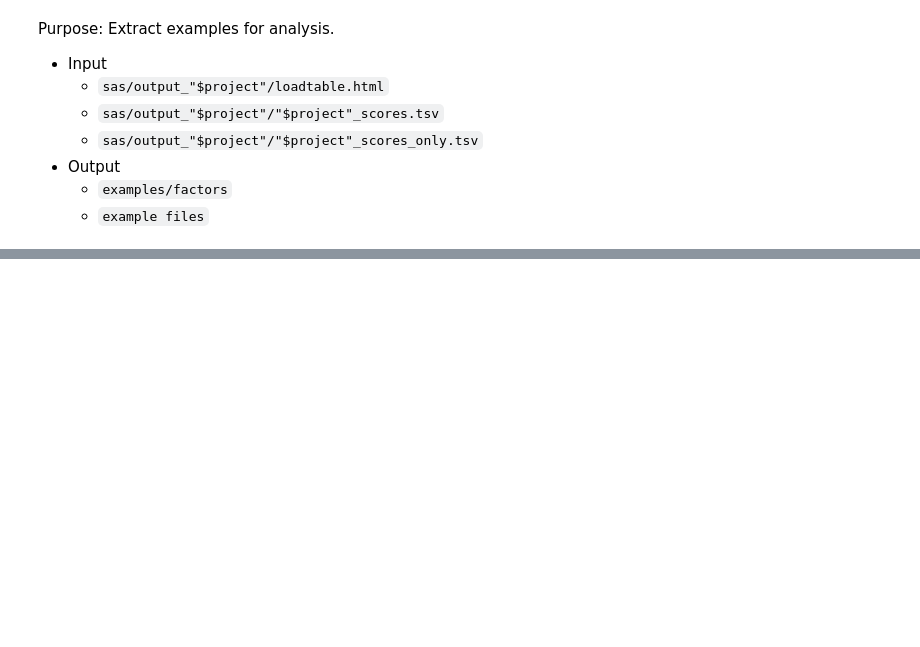
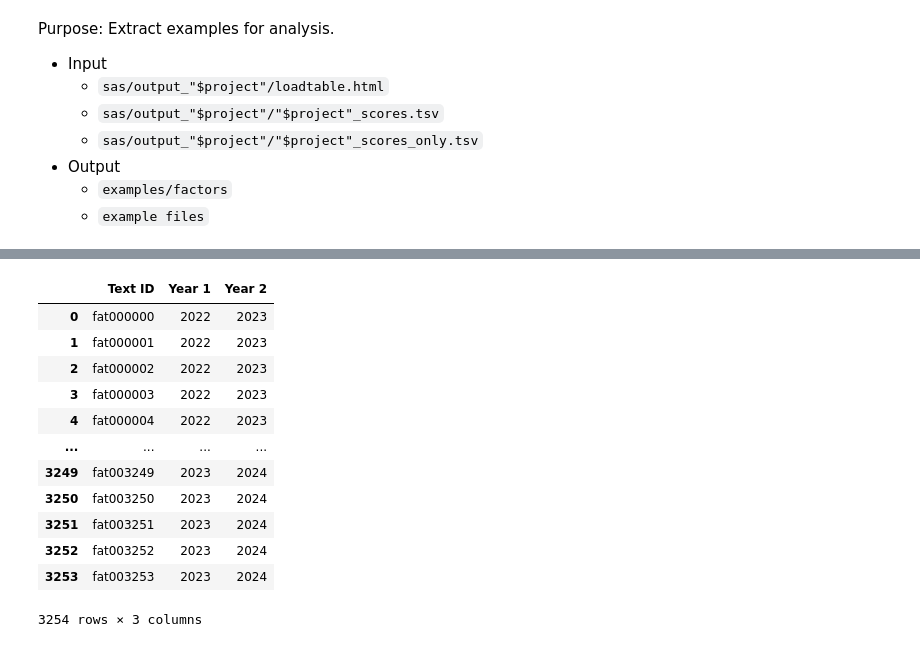
Before and after one commit to laelgelc/cl_st1_fernanda, a Jupyter notebook: CL_St1_Ph2_Fernanda.ipynb, the cells around one changed output, grey strips where cells are left out. Saved outputs shown, nothing was run; the diff lists cells and outputs as text; code cells hidden in the pictures; blank space fills up the shorter version.

```diff
--- a/CL_St1_Ph2_Fernanda.ipynb
+++ b/CL_St1_Ph2_Fernanda.ipynb
@@ -569,0 +740,30 @@ Purpose: Extract examples for analysis.
+# %%
+# Make 'Year 2' equal to 'Year 1' where 'Year 2' is NaN
+df_dates['Year 2'] = df_dates['Year 2'].fillna(df_dates['Year 1'])
+
+# Convert 'Year 1' and 'Year 2' to pandas datetime as 4-digit years of the current century
+current_century = (pd.Timestamp.now().year // 100) * 100
+for col in ['Year 1', 'Year 2']:
+    years_int = pd.to_numeric(df_dates[col], errors='coerce').astype('Int64')
+    full_years = years_int.where(years_int >= 100, years_int + current_century)
+    df_dates[col] = pd.to_datetime(full_years.astype('float').astype('Int64').astype(str), format='%Y', errors='coerce')
+
+# Format as 4-digit year strings (keeping dtype datetime for operations, but show formatted)
+df_dates['Year 1'] = df_dates['Year 1'].dt.strftime('%Y')
+df_dates['Year 2'] = df_dates['Year 2'].dt.strftime('%Y')
+
+df_dates
+# %% [output]
+|  | Text ID | Year 1 | Year 2 |
+| 0 | fat000000 | 2022 | 2023 |
+| 1 | fat000001 | 2022 | 2023 |
+| 2 | fat000002 | 2022 | 2023 |
+| 3 | fat000003 | 2022 | 2023 |
+| 4 | fat000004 | 2022 | 2023 |
+| ... | ... | ... | ... |
+| 3249 | fat003249 | 2023 | 2024 |
+| 3250 | fat003250 | 2023 | 2024 |
+| 3251 | fat003251 | 2023 | 2024 |
+| 3252 | fat003252 | 2023 | 2024 |
+| 3253 | fat003253 | 2023 | 2024 |
+3254 rows × 3 columns
```
Also changed, not shown: parts of 15 cells of this notebook, 4 other files.
